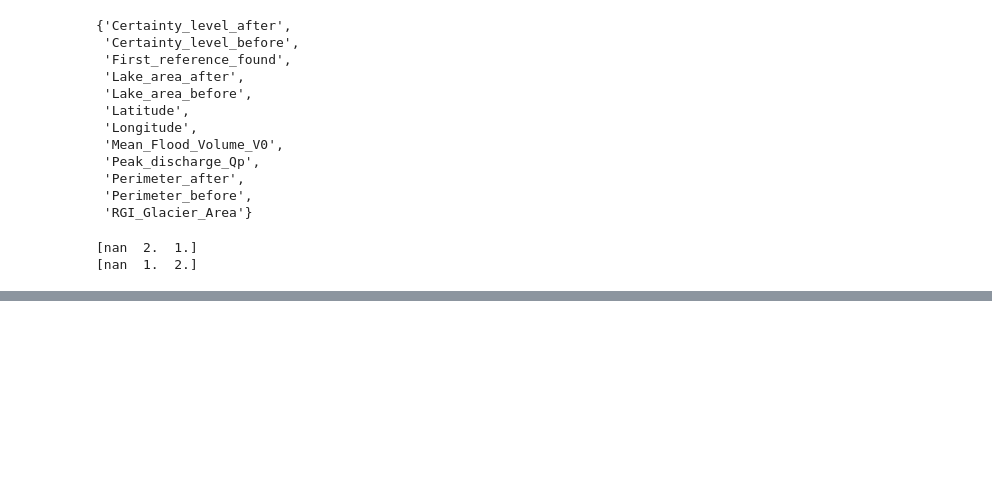
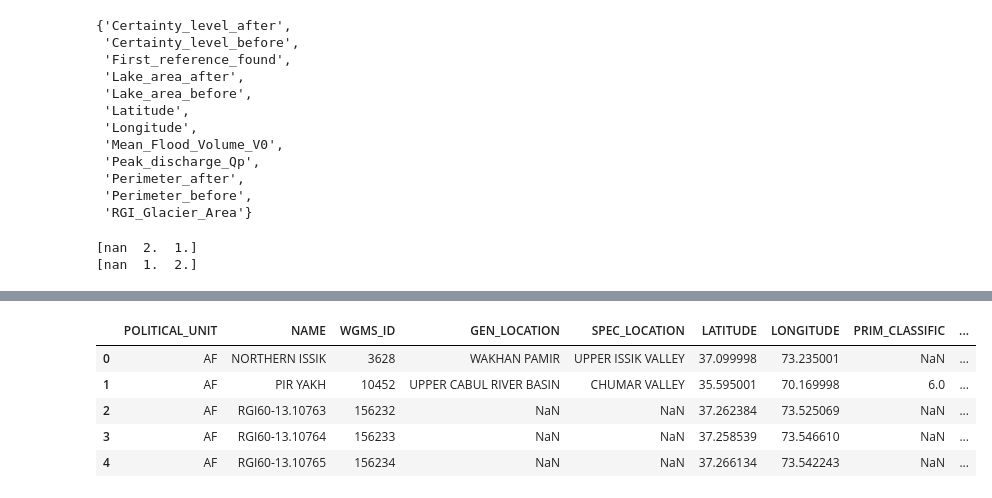
Before and after one commit to com-480-data-visualization/project-2023-la-compagnie, a Jupyter notebook: preprocessing.ipynb, the cells around one changed output, grey strips where cells are left out. Saved outputs shown, nothing was run; the diff lists cells and outputs as text; code cells hidden in the pictures; blank space fills up the shorter version.

```diff
--- a/preprocessing.ipynb
+++ b/preprocessing.ipynb
@@ -355,0 +378,11 @@ sns.scatterplot(data=d, x = 'First_reference_found', y = 'ID')
+# %%
+glaciers = pd.read_csv('./data/DOI-WGMS-FoG-2022-09/data/glacier.csv')
+# %%
+glaciers.head()
+# %% [output]
+|  | POLITICAL_UNIT | NAME | WGMS_ID | GEN_LOCATION | SPEC_LOCATION | LATITUDE | LONGITUDE | PRIM_CLASSIFIC | ... |
+| 0 | AF | NORTHERN ISSIK | 3628 | WAKHAN PAMIR | UPPER ISSIK VALLEY | 37.099998 | 73.235001 | NaN | ... |
+| 1 | AF | PIR YAKH | 10452 | UPPER CABUL RIVER BASIN | CHUMAR VALLEY | 35.595001 | 70.169998 | 6.0 | ... |
+| 2 | AF | RGI60-13.10763 | 156232 | NaN | NaN | 37.262384 | 73.525069 | NaN | ... |
+| 3 | AF | RGI60-13.10764 | 156233 | NaN | NaN | 37.258539 | 73.546610 | NaN | ... |
+| 4 | AF | RGI60-13.10765 | 156234 | NaN | NaN | 37.266134 | 73.542243 | NaN | ... |
```
Also changed, not shown: parts of 15 cells of this notebook, 1 other file.
